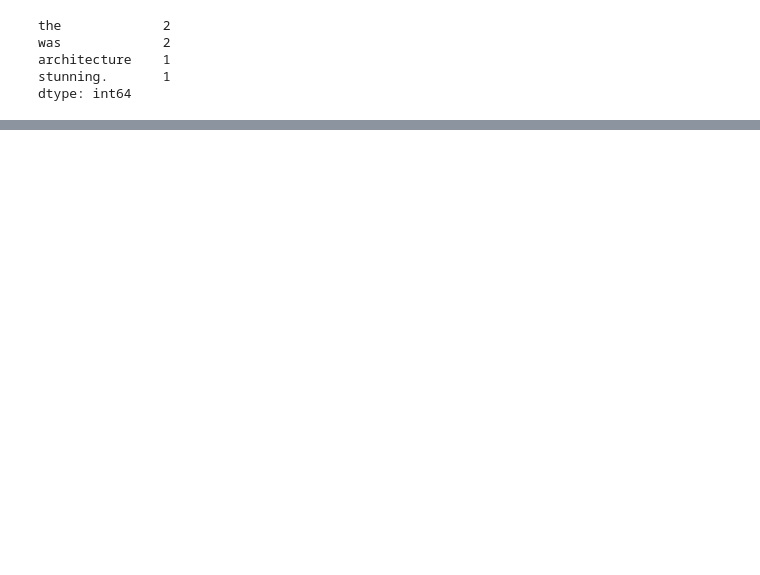
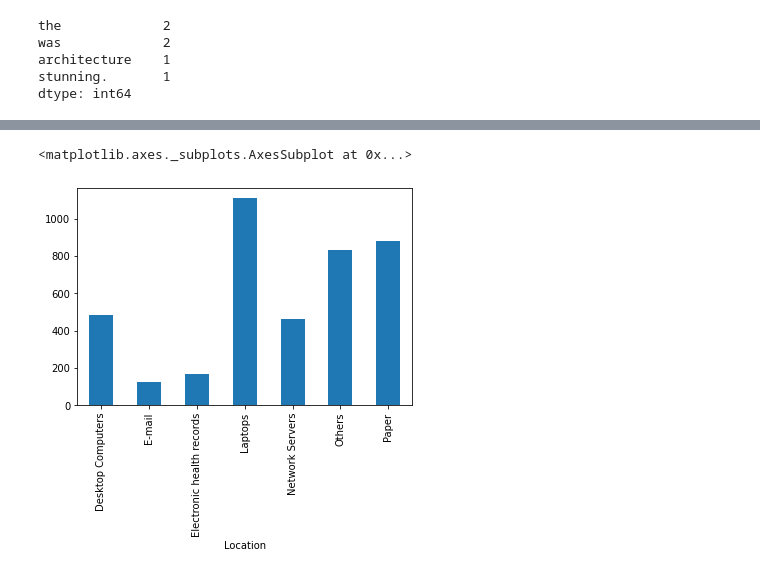
Before and after one commit to noelthomas28/2022Fall_projects, a Jupyter notebook: IS597PR_Final_Project.ipynb, the cells around one changed output, grey strips where cells are left out. Cells and saved outputs as stored; diff of their text form; code cells hidden in the pictures; blank space fills up the shorter version.

```diff
--- a/IS597PR_Final_Project.ipynb
+++ b/IS597PR_Final_Project.ipynb
@@ -503,0 +609,5 @@ dtype: int64
+# %%
+df1.groupby(['Location']).sum()['Intensity of breach'].plot(kind = 'bar')
+# %% [output]
+<matplotlib.axes._subplots.AxesSubplot at 0x...>
+[figure, added]
```
Also changed, not shown: parts of 30 cells of this notebook.
